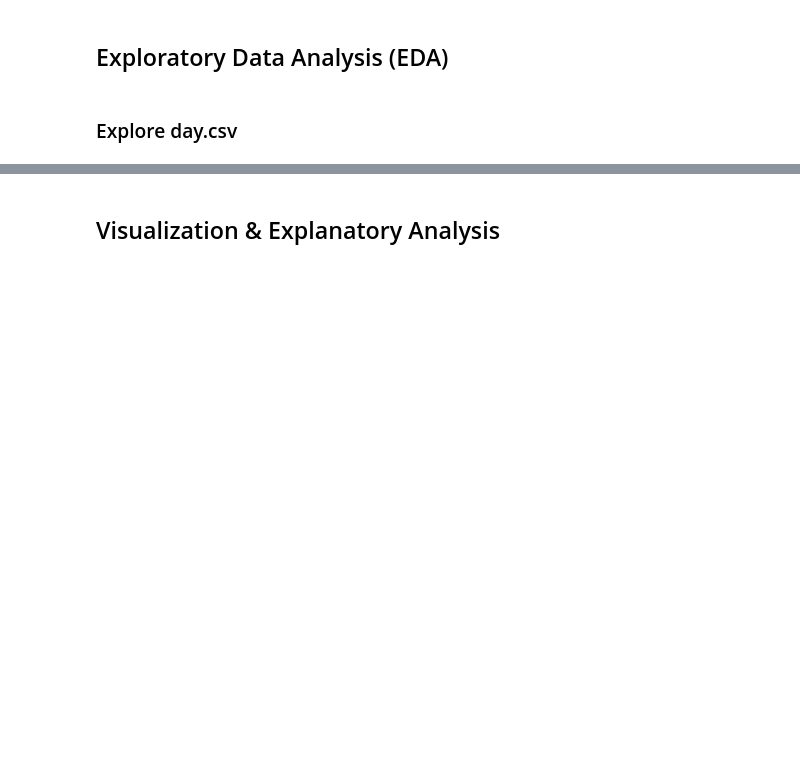
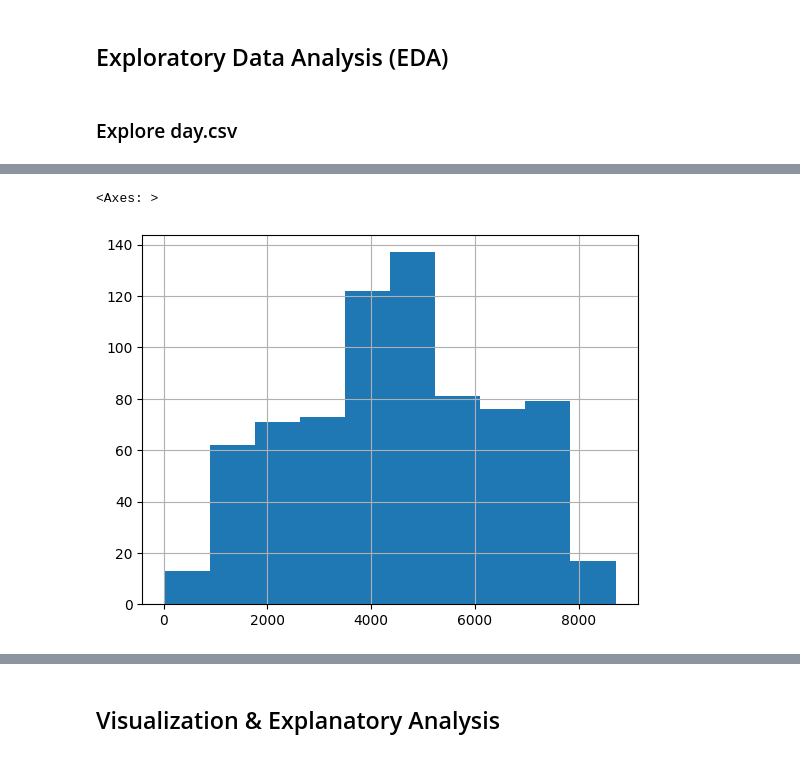
Before and after one commit to huror/Submission, a Jupyter notebook: Bike_Sharing.ipynb, the cells around one changed output, grey strips where cells are left out. Drawn from its saved outputs; the diff is of its cells as text; code cells hidden in the pictures; blank space fills up the shorter version.

```diff
--- a/Bike_Sharing.ipynb
+++ b/Bike_Sharing.ipynb
@@ -89,0 +573,5 @@ seasonal_avg_cnt = day_data.groupby('season')['cnt'].mean().reset_index()
+# %%
+day_data.cnt.hist()
+# %% [output]
+<Axes: >
+[figure, added]
```
Also changed, not shown: parts of 118 cells of this notebook, 1 other file.
